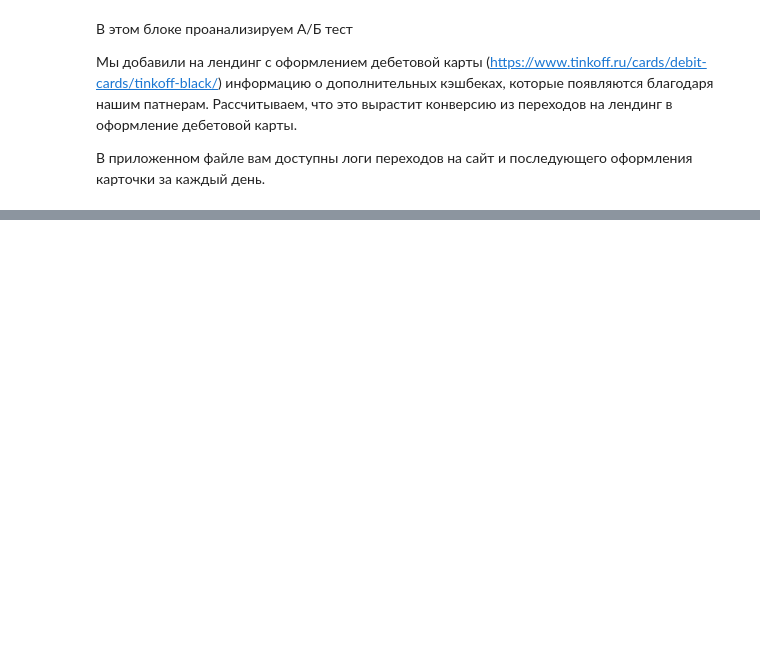
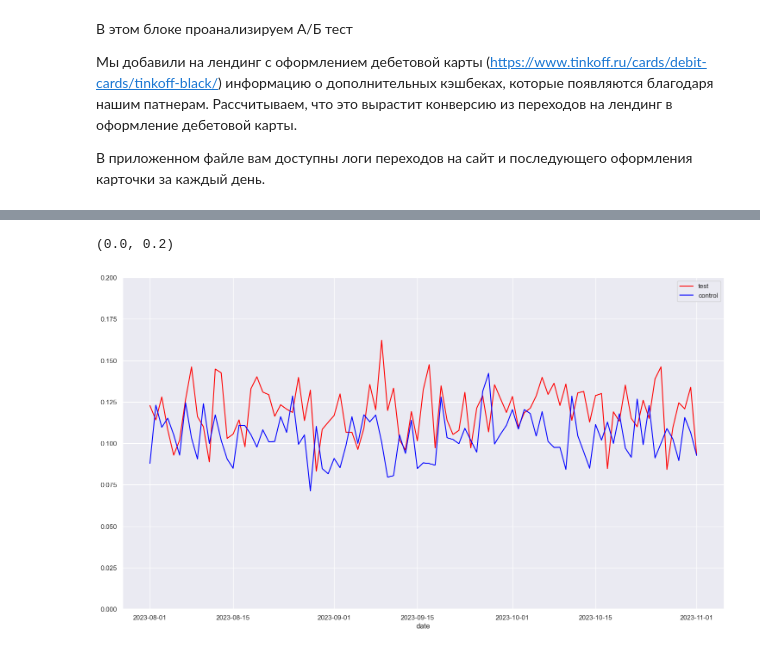
Before and after one commit to Mentaltired/t-bank_da_base_course, a Jupyter notebook: Домашнее задание 'Математическая статистика и АБ-тесты'.ipynb, the cells around one changed output, grey strips where cells are left out. Drawn from its saved outputs; the diff is of its cells as text; code cells hidden in the pictures; blank space fills up the shorter version.

```diff
--- a/Домашнее задание 'Математическая статистика и АБ-тесты'.ipynb
+++ b/Домашнее задание 'Математическая статистика и АБ-тесты'.ipynb
@@ -65,6 +135,6 @@ control_n_by_date = # посчитайте количество открытых
 # %%
 # посчитайте конверсию из посещений в оформленние карт по дням
-test_conv_by_date = # посчитайте конверсию из посещений в оформленние карт по дням в тесте
-control_conv_by_date =  # посчитайте конверсию из посещений в оформленние карт по дням в контроле
+test_conv_by_date = df[df['group'] == 'test'].loc[:, ['date', 'converted']].groupby(['date']).mean()   # посчитайте конверсию из посещений в оформленние карт по дням в тесте
+control_conv_by_date = df[df['group'] == 'control'].loc[:, ['date', 'converted']].groupby(['date']).mean()   # посчитайте конверсию из посещений в оформленние карт по дням в контроле
 # %%
 # построим график, отражающий количество оформленных карт по дням
@@ -76,10 +151,16 @@ plt.ylim(0, 100)
 # %%
 # построим график, отражающий конверсию из посещений в оформленние карт по дням
 
-sns.lineplot(data= test_conv_by_date, color = "red")
-sns.lineplot(data= control_conv_by_date, color ="blue")
+fig, ax = plt.subplots(figsize=(18, 10))
 
-plt.ylim(0, 0.2)
+sns.lineplot(data=test_conv_by_date, ax=ax, palette=['red'], legend=False, label='test')
+sns.lineplot(data=control_conv_by_date, ax=ax, palette=['blue'], legend=False, label='control')
+
+ax.legend()
+ax.set_ylim(0, 0.2)
+# %% [output]
+(0.0, 0.2)
+[figure, added]
 # %%
 # построим распределения средних значений по дням в тесте и в контроле
 # на что похоже это распределение?
```
Also changed, not shown: parts of 20 cells of this notebook.
